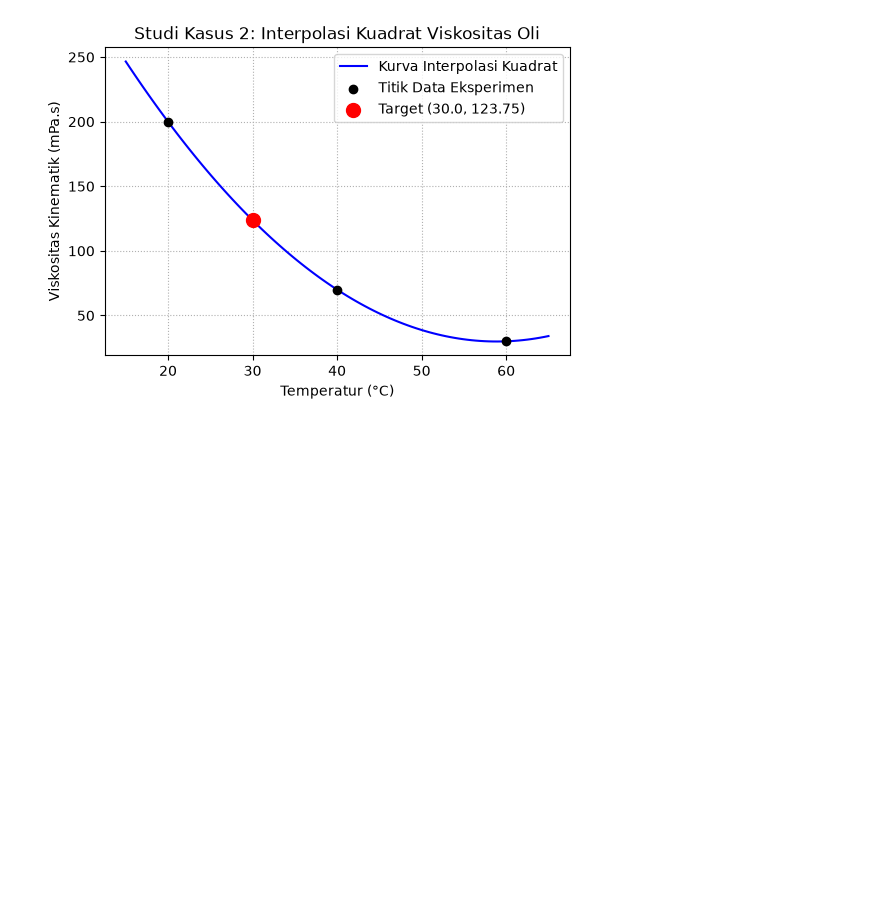
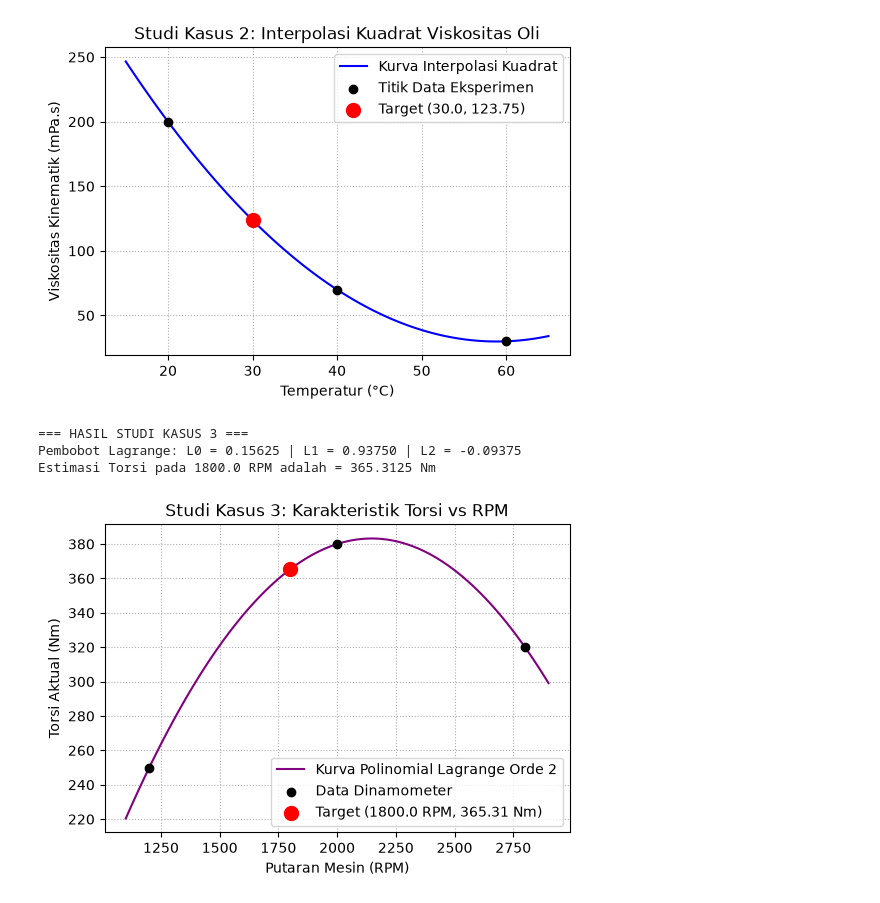
Before and after one commit to shakidc/e-learning-jtm, a Jupyter notebook: materi/numerik/Minggu14.ipynb, the cells around one changed output. Cells and saved outputs as stored; diff of their text form; code cells hidden in the pictures; blank space fills up the shorter version.

```diff
--- a/materi/numerik/Minggu14.ipynb
+++ b/materi/numerik/Minggu14.ipynb
@@ -74,3 +74,46 @@ plt.show()
 Koefisien Newton: b0 = 200.0, b1 = -6.5, b2 = 0.1125
 Estimasi Viskositas pada T = 30.0°C adalah = 123.75 mPa.s
 [figure]
+# %%
+#STUDI KASUS 3: INTERPOLASI POLINOMIAL LAGRANGE (Torsi Mesin Diesel vs RPM)
+# 1. Definisikan Data Acuan
+x_rpm = np.array([1200.0, 2000.0, 2800.0])
+y_torsi = np.array([250.0, 380.0, 320.0])
+x_target3 = 1800.0
+
+# 2. Hitung Fungsi Pembobot Lagrange (L_i) secara eksplisit
+L0 = ((x_target3 - x_rpm[1]) * (x_target3 - x_rpm[2])) / ((x_rpm[0] - x_rpm[1]) * (x_rpm[0] - x_rpm[2]))
+L1 = ((x_target3 - x_rpm[0]) * (x_target3 - x_rpm[2])) / ((x_rpm[1] - x_rpm[0]) * (x_rpm[1] - x_rpm[2]))
+L2 = ((x_target3 - x_rpm[0]) * (x_target3 - x_rpm[1])) / ((x_rpm[2] - x_rpm[0]) * (x_rpm[2] - x_rpm[1]))
+
+# 3. Kombinasi Linear Pembobot dengan Nilai Aktual y
+y_pred3 = (L0 * y_torsi[0]) + (L1 * y_torsi[1]) + (L2 * y_torsi[2])
+
+print("=== HASIL STUDI KASUS 3 ===")
+print(f"Pembobot Lagrange: L0 = {L0:.5f} | L1 = {L1:.5f} | L2 = {L2:.5f}")
+print(f"Estimasi Torsi pada {x_target3} RPM adalah = {y_pred3:.4f} Nm")
+
+# 4. Visualisasi Grafik Kasus 3
+x_kurva3 = np.linspace(1100, 2900, 100)
+# Fungsi polinomial kontinunya
+y_kurva3 = (
+    (((x_kurva3 - x_rpm[1]) * (x_kurva3 - x_rpm[2])) / ((x_rpm[0] - x_rpm[1]) * (x_rpm[0] - x_rpm[2]))) * y_torsi[0] +
+    (((x_kurva3 - x_rpm[0]) * (x_kurva3 - x_rpm[2])) / ((x_rpm[1] - x_rpm[0]) * (x_rpm[1] - x_rpm[2]))) * y_torsi[1] +
+    (((x_kurva3 - x_rpm[0]) * (x_kurva3 - x_rpm[1])) / ((x_rpm[2] - x_rpm[0]) * (x_rpm[2] - x_rpm[1]))) * y_torsi[2]
+)
+
+plt.figure(figsize=(6, 4))
+plt.plot(x_kurva3, y_kurva3, color='purple', linestyle='-', label='Kurva Polinomial Lagrange Orde 2')
+plt.scatter(x_rpm, y_torsi, color='black', label='Data Dinamometer', zorder=4)
+plt.scatter(x_target3, y_pred3, color='red', s=100, zorder=5, label=f'Target ({x_target3} RPM, {y_pred3:.2f} Nm)')
+plt.title('Studi Kasus 3: Karakteristik Torsi vs RPM')
+plt.xlabel('Putaran Mesin (RPM)')
+plt.ylabel('Torsi Aktual (Nm)')
+plt.grid(True, linestyle=':')
+plt.legend()
+plt.show()
+# %% [output]
+=== HASIL STUDI KASUS 3 ===
+Pembobot Lagrange: L0 = 0.15625 | L1 = 0.93750 | L2 = -0.09375
+Estimasi Torsi pada 1800.0 RPM adalah = 365.3125 Nm
+[figure, added]
```
Also changed, not shown: parts of 1 cell of this notebook, 2 other files.
